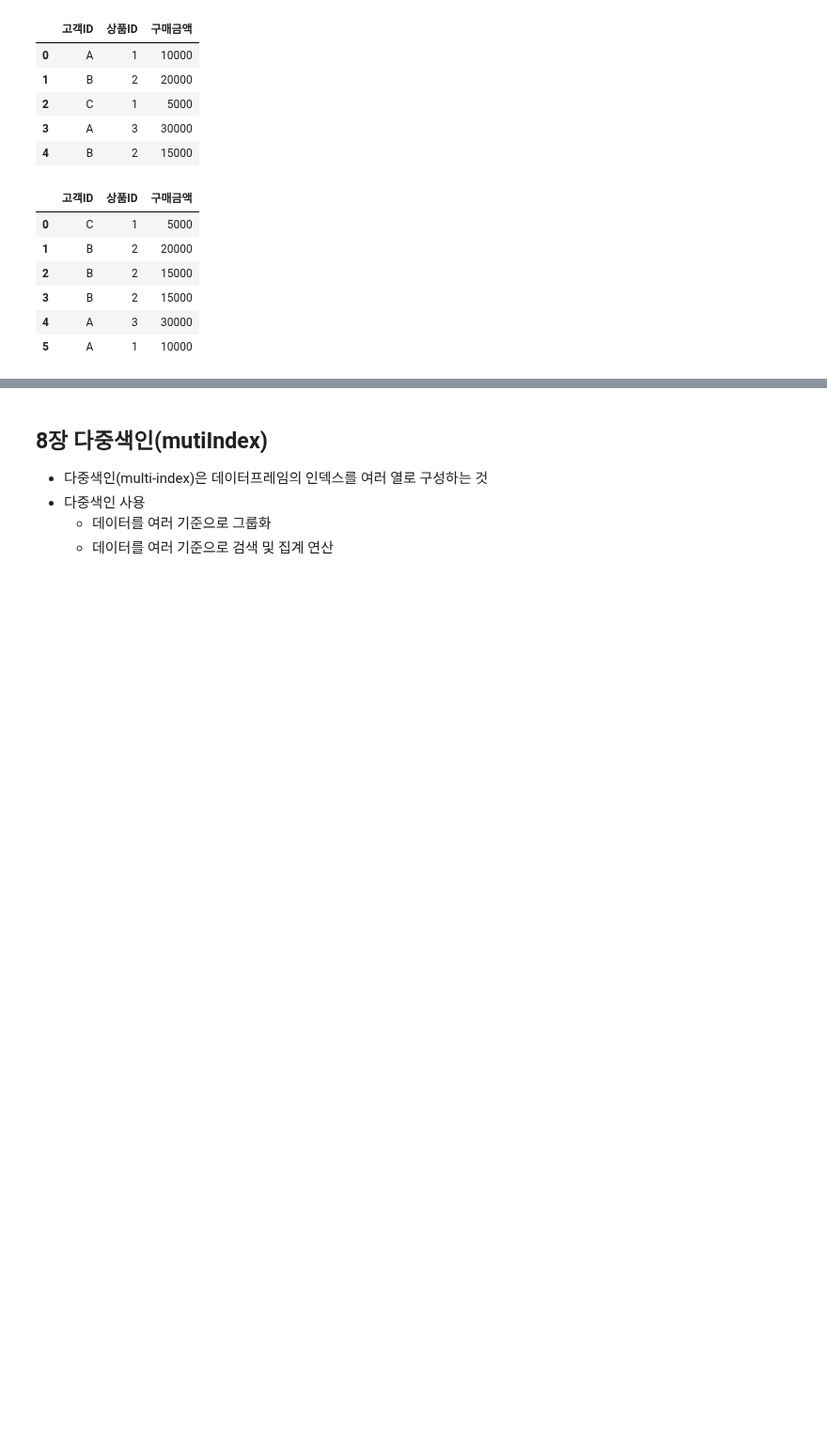
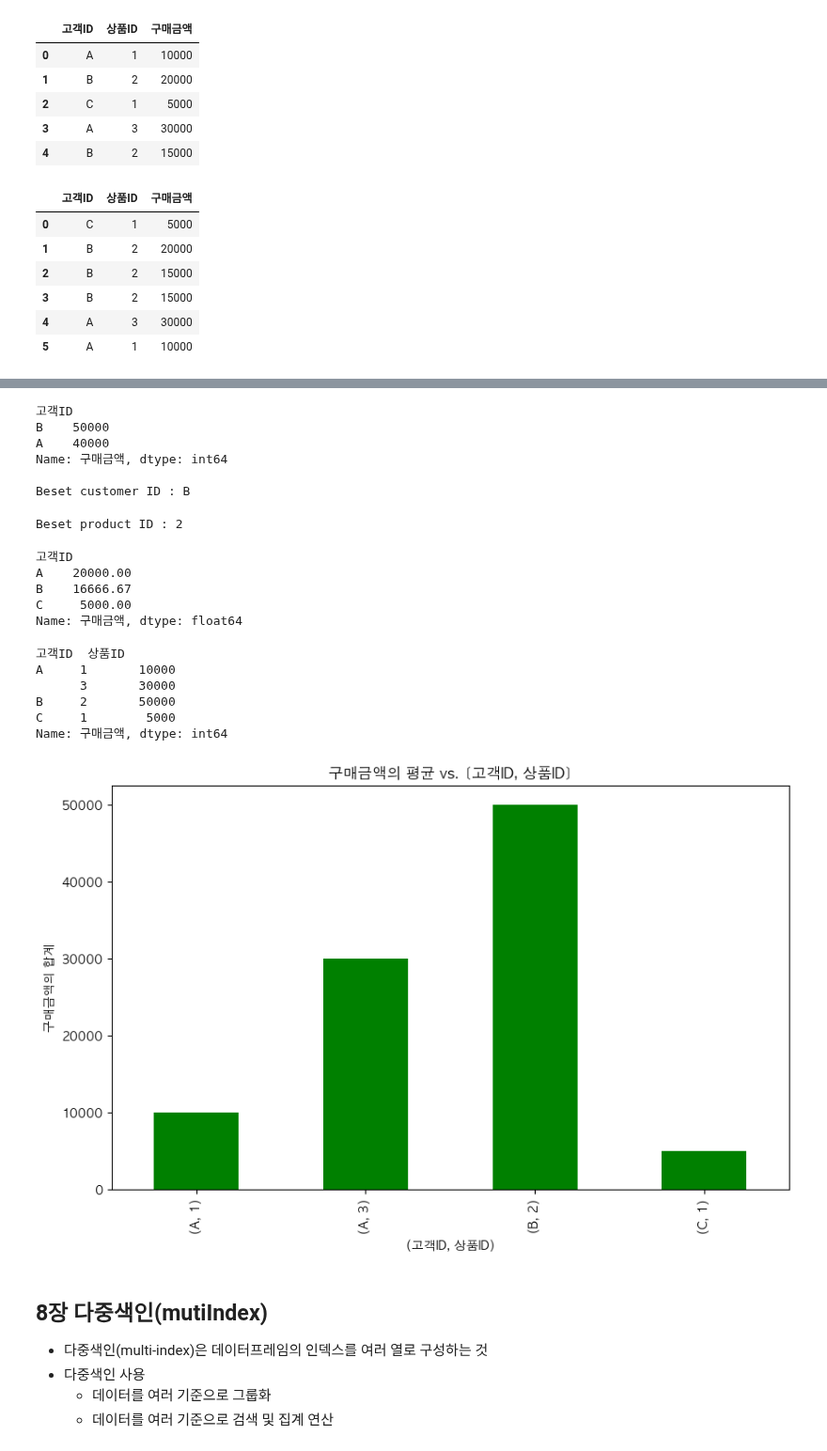
Before and after one commit to hyenwoo0/python_basic, a Jupyter notebook: data_analysis_05_02_class.ipynb, the cells around one changed output, grey strips where cells are left out. Shown at 94% size. Cells and saved outputs as stored; diff of their text form; code cells hidden in the pictures; blank space fills up the shorter version.

```diff
--- a/data_analysis_05_02_class.ipynb
+++ b/data_analysis_05_02_class.ipynb
@@ -198,2 +212,20 @@ df
+# %%
+# 3) 상위 최우수 고객 2명 필터링하기
+result = df.groupby(["고객ID"])["구매금액"].sum().sort_values(ascending = False)
+result = df.groupby(["고객ID"])["구매금액"].sum().sort_values(ascending = False)
+print(result.head(2)) # 2명
+print()
+print(f"Beset customer ID : {result.idxmax()}") # 최우수 고객 ID 출력
+# %% [output]
+고객ID
+B    50000
+A    40000
+Name: 구매금액, dtype: int64
+
+Beset customer ID : B
 # %%
 # 4) 고객에서 가장 인기있는 상품 찾기
+result = df['상품ID'].value_counts()
+print(f"Beset product ID : {result.idxmax()}") # 최우수 고객 ID 출력
+# %% [output]
+Beset product ID : 2
@@ -204,3 +232,42 @@ df
+# %%
+# 5) 고객ID별 구매금액의 평균를 계산하고 시각화하기
+result = round(df.groupby(["고객ID"])["구매금액"].mean(), 2)
+print(result)
+print()
+
+# plt.figure()
+# result.plot(kind= "bar", color ="green")
+# plt.title("구매금액 평균 vs. 고객")
+# plt.ylabel("구매금액 평균")
+
+# plt.show()
+# %% [output]
+고객ID
+A    20000.00
+B    16666.67
+C     5000.00
+Name: 구매금액, dtype: float64
+# %%
+# 6) 고객ID와 상품ID를 기준으로 그룹화하여 구매금액의 합계를 계산하고 시각화하기
+result = df.groupby(["고객ID", "상품ID"])["구매금액"].sum()
+print(result)
+print()
+
+plt.figure()
+result.plot(kind= "bar", color ="green")
+plt.title("구매금액의 평균 vs. [고객ID, 상품ID]")
+plt.ylabel("구매금액의 합계")
+plt.xlabel("(고객ID, 상품ID)")
+
+plt.show()
+# %% [output]
+고객ID  상품ID
+A     1       10000
+      3       30000
+B     2       50000
+C     1        5000
+Name: 구매금액, dtype: int64
+[figure, added]
 # %% [markdown]
 ## 8장 다중색인(mutiIndex)
 * 다중색인(multi-index)은 데이터프레임의 인덱스를 여러 열로 구성하는 것
```
Also changed, not shown: parts of 20 cells of this notebook, 2 other files.
